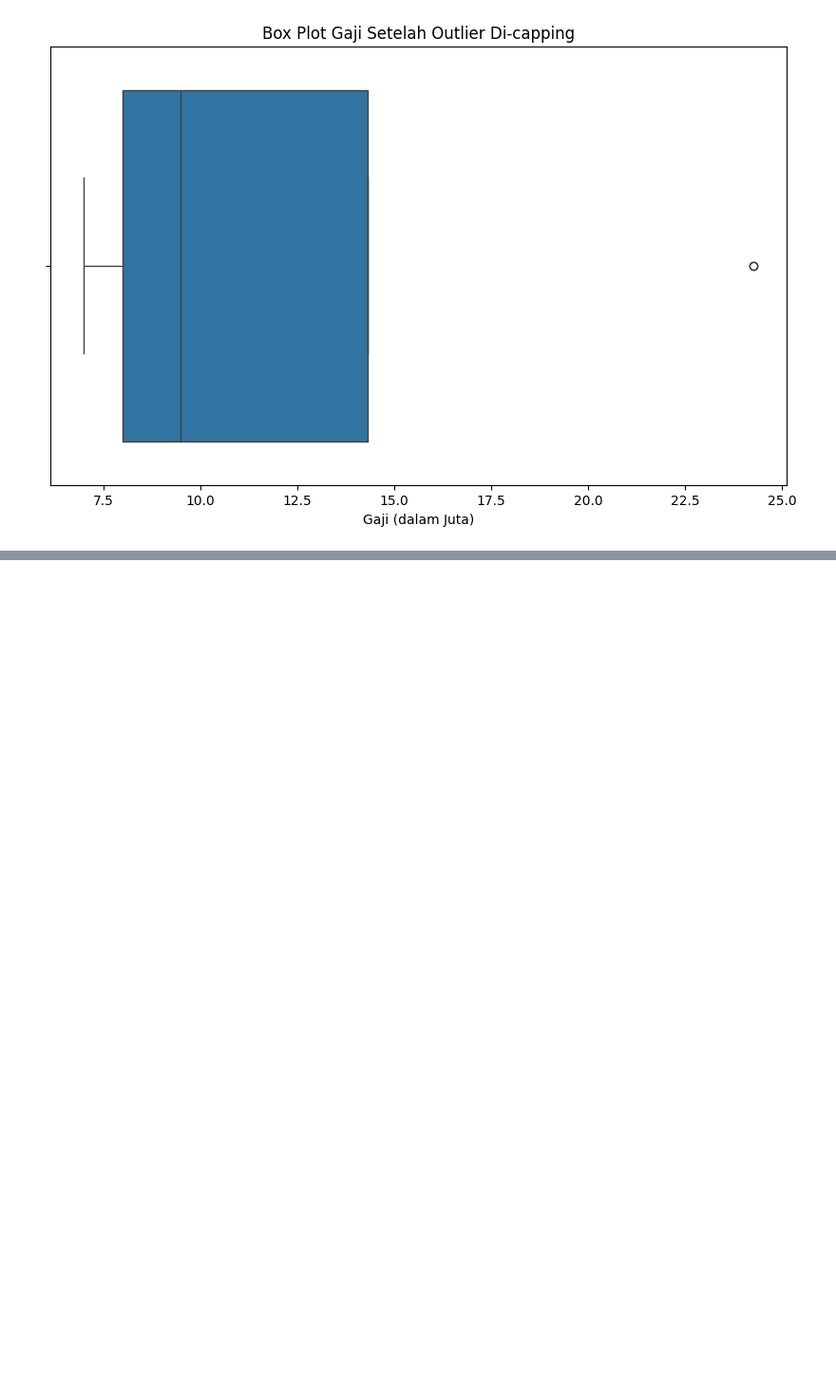
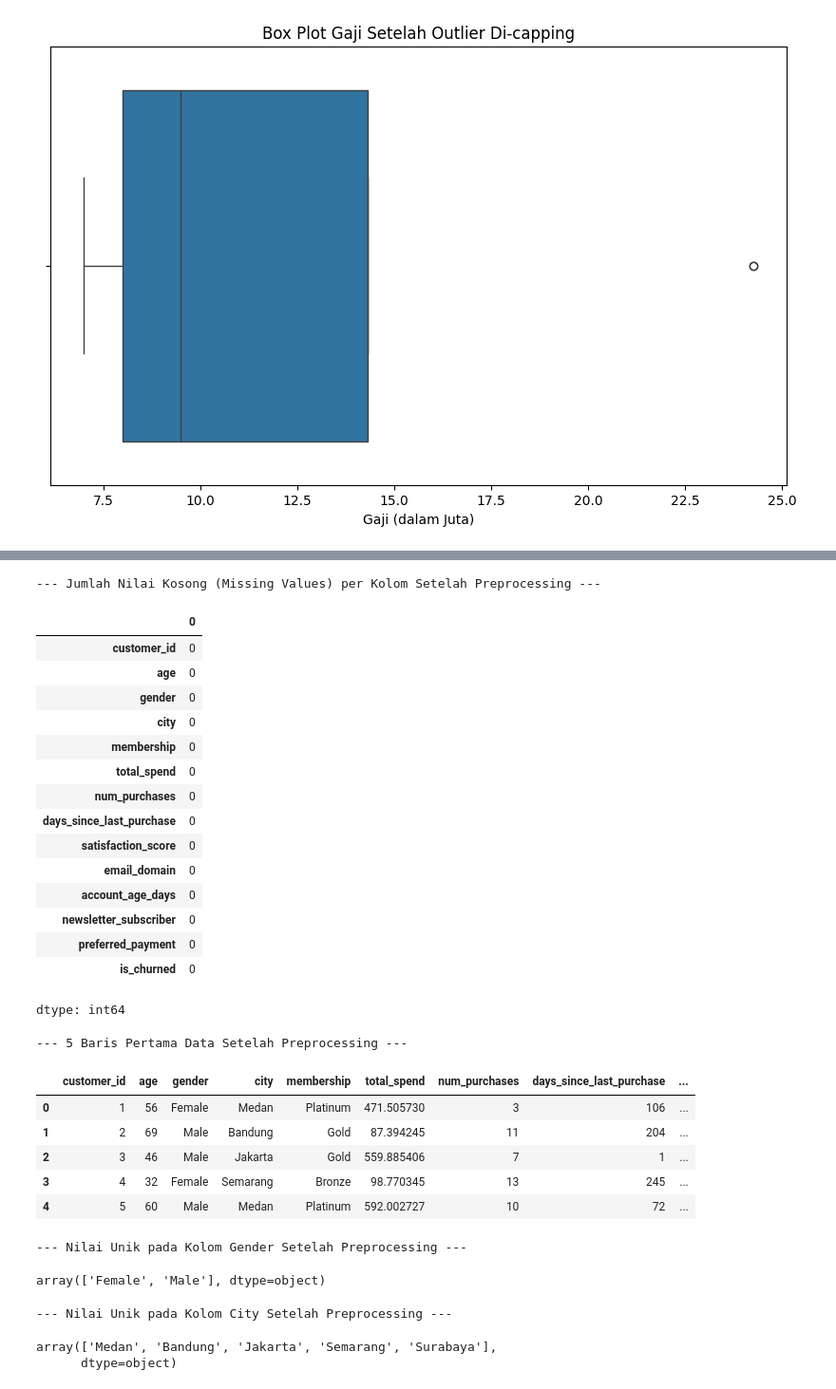
Before and after one commit to Codift05/ColabArchive, a Jupyter notebook: Dataset_PreProcessing.ipynb, the cells around one changed output, grey strips where cells are left out. Shown: that part at 95% size. Saved outputs shown, nothing was run; the diff lists cells and outputs as text; code cells hidden in the pictures; blank space fills up the shorter version.

```diff
--- a/Dataset_PreProcessing.ipynb
+++ b/Dataset_PreProcessing.ipynb
@@ -286,0 +434,12 @@ Data setelah outlier di-capping (dibatasi):
+# %%
+# 1. Periksa nilai unik pada kolom city sebelum diseragamkan
+print("--- Nilai Unik pada Kolom City Sebelum Diseragamkan ---")
+display(ecommerce_df['city'].unique())
+
+# 2. Ubah semua nilai pada kolom city menjadi format Title Case
+# Menggunakan .str.title() untuk mengkapitalisasi huruf pertama setiap kata
+ecommerce_df['city'] = ecommerce_df['city'].str.title()
+
+# 3. Periksa kembali nilai unik pada kolom city setelah diseragamkan
+print("\n--- Nilai Unik pada Kolom City Setelah Diseragamkan (Title Case) ---")
+display(ecommerce_df['city'].unique())
@@ -286,0 +453,46 @@ Data setelah outlier di-capping (dibatasi):
+# %%
+# Periksa kembali jumlah nilai kosong di setiap kolom
+print("--- Jumlah Nilai Kosong (Missing Values) per Kolom Setelah Preprocessing ---")
+display(ecommerce_df.isnull().sum())
+
+# Tampilkan beberapa baris pertama untuk visual check data kategorikal
+print("\n--- 5 Baris Pertama Data Setelah Preprocessing ---")
+display(ecommerce_df.head())
+
+# Tampilkan nilai unik pada kolom gender
+print("\n--- Nilai Unik pada Kolom Gender Setelah Preprocessing ---")
+display(ecommerce_df['gender'].unique())
+
+# Tampilkan nilai unik pada kolom city
+print("\n--- Nilai Unik pada Kolom City Setelah Preprocessing ---")
+display(ecommerce_df['city'].unique())
+# %% [output]
+--- Jumlah Nilai Kosong (Missing Values) per Kolom Setelah Preprocessing ---
+|  | 0 |
+| customer_id | 0 |
+| age | 0 |
+| gender | 0 |
+| city | 0 |
+| membership | 0 |
+| total_spend | 0 |
+| num_purchases | 0 |
+| days_since_last_purchase | 0 |
+| satisfaction_score | 0 |
+| email_domain | 0 |
+| account_age_days | 0 |
+| newsletter_subscriber | 0 |
+| preferred_payment | 0 |
+| is_churned | 0 |
+dtype: int64
+--- 5 Baris Pertama Data Setelah Preprocessing ---
+|  | customer_id | age | gender | city | membership | total_spend | num_purchases | days_since_last_purchase | ... |
+| 0 | 1 | 56 | Female | Medan | Platinum | 471.505730 | 3 | 106 | ... |
+| 1 | 2 | 69 | Male | Bandung | Gold | 87.394245 | 11 | 204 | ... |
+| 2 | 3 | 46 | Male | Jakarta | Gold | 559.885406 | 7 | 1 | ... |
+| 3 | 4 | 32 | Female | Semarang | Bronze | 98.770345 | 13 | 245 | ... |
+| 4 | 5 | 60 | Male | Medan | Platinum | 592.002727 | 10 | 72 | ... |
+--- Nilai Unik pada Kolom Gender Setelah Preprocessing ---
+array(['Female', 'Male'], dtype=object)
+--- Nilai Unik pada Kolom City Setelah Preprocessing ---
+array(['Medan', 'Bandung', 'Jakarta', 'Semarang', 'Surabaya'],
+      dtype=object)
```
Also changed, not shown: parts of 11 cells of this notebook.
